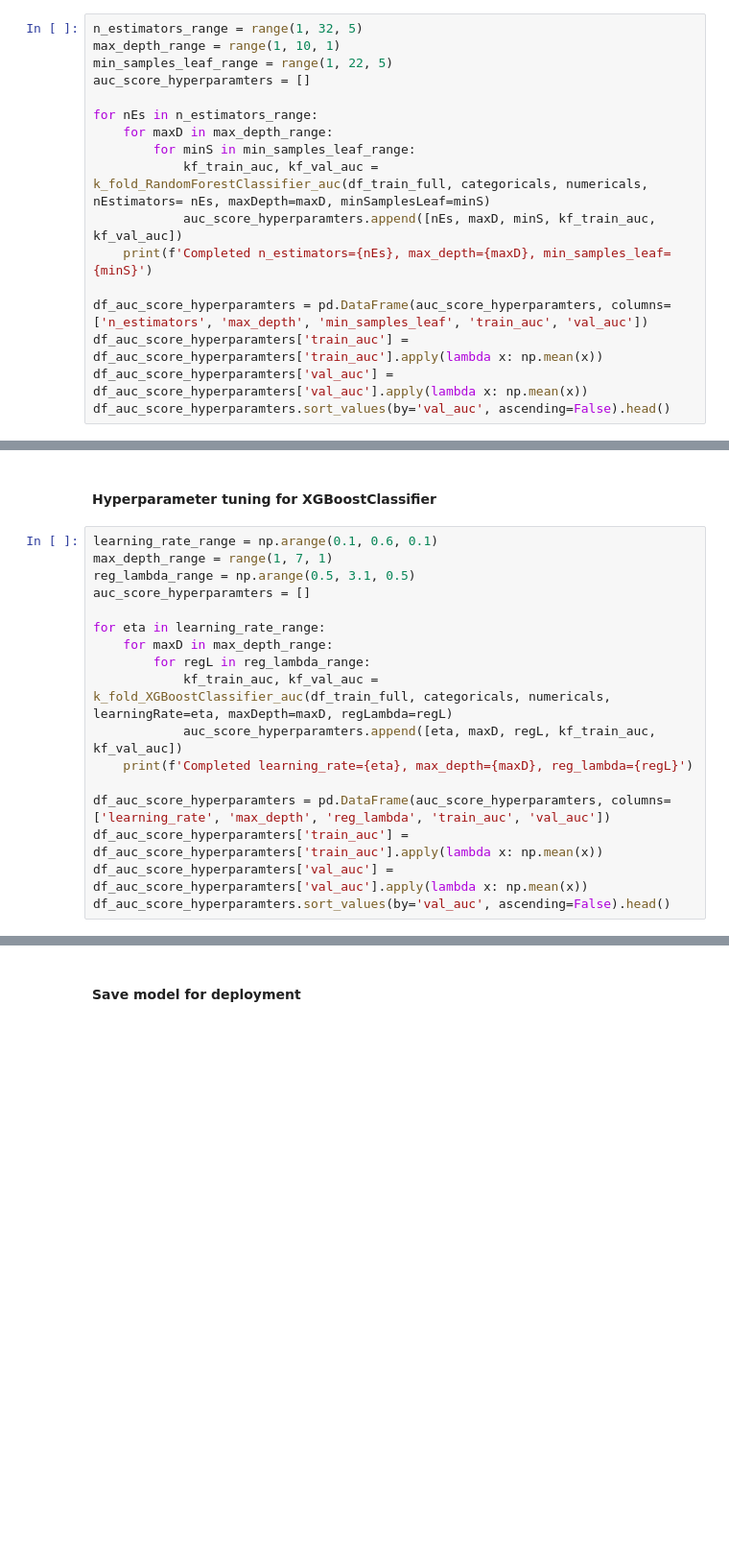
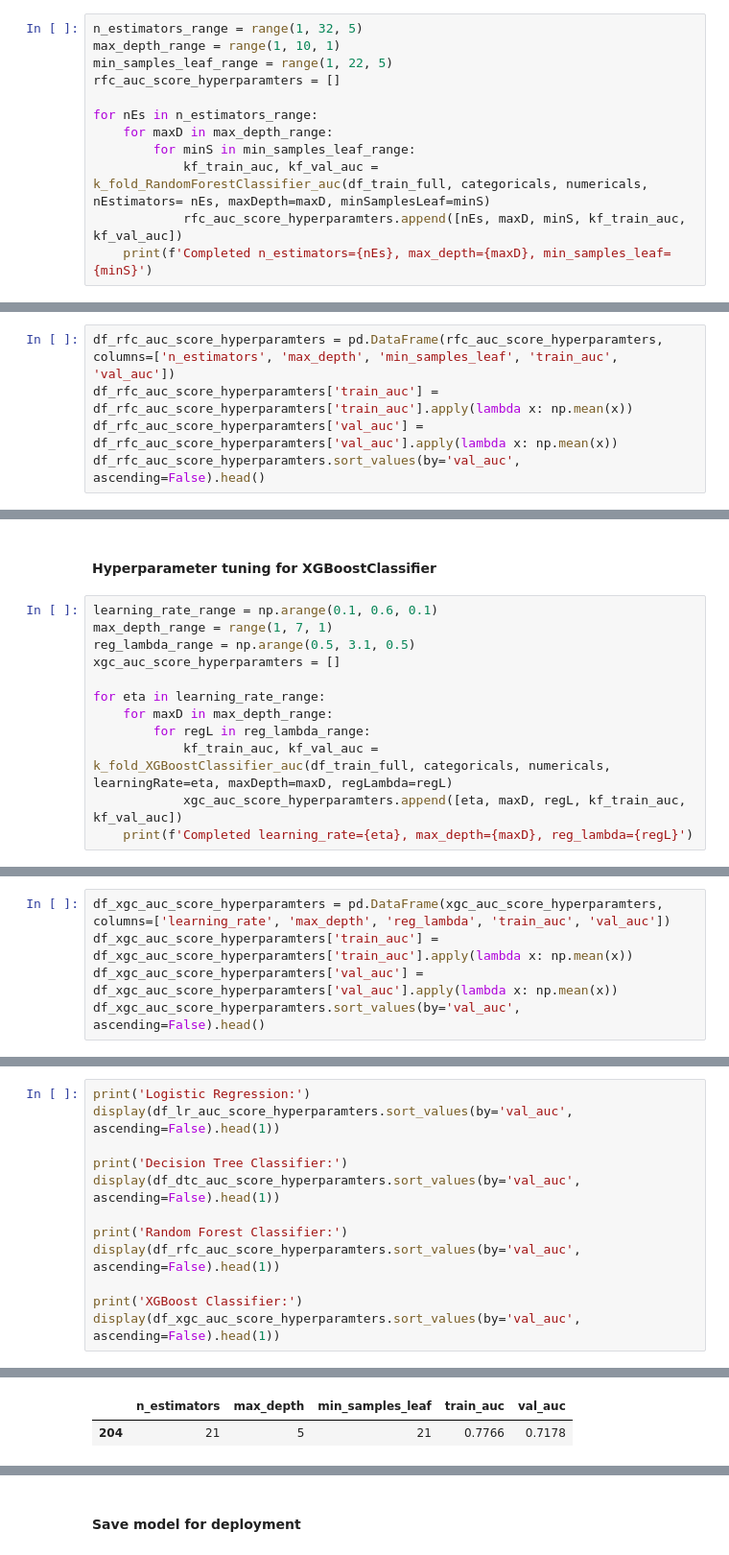
Before and after one commit to huanruizhang111/Machine-Learning-Zoomcamp-2025, a Jupyter notebook: Projects/Heart_Disease_Risk_Prediction/notebook.ipynb, the cells around one changed output, grey strips where cells are left out. Shown at 96% size. Cells and saved outputs as stored; diff of their text form; blank space fills up the shorter version.

```diff
--- a/Projects/Heart_Disease_Risk_Prediction/notebook.ipynb
+++ b/Projects/Heart_Disease_Risk_Prediction/notebook.ipynb
@@ -627,19 +638,14 @@ mean of train RandomForestClassifier AUC: 0.9348000000000001, mean of val AUC: 0
 n_estimators_range = range(1, 32, 5)
 max_depth_range = range(1, 10, 1)
 min_samples_leaf_range = range(1, 22, 5)
-auc_score_hyperparamters = []
+rfc_auc_score_hyperparamters = []
 
 for nEs in n_estimators_range:
     for maxD in max_depth_range:
         for minS in min_samples_leaf_range:
             kf_train_auc, kf_val_auc = k_fold_RandomForestClassifier_auc(df_train_full, categoricals, numericals, nEstimators= nEs, maxDepth=maxD, minSamplesLeaf=minS)
-            auc_score_hyperparamters.append([nEs, maxD, minS, kf_train_auc, kf_val_auc])
+            rfc_auc_score_hyperparamters.append([nEs, maxD, minS, kf_train_auc, kf_val_auc])
     print(f'Completed n_estimators={nEs}, max_depth={maxD}, min_samples_leaf={minS}')
-
-df_auc_score_hyperparamters = pd.DataFrame(auc_score_hyperparamters, columns=['n_estimators', 'max_depth', 'min_samples_leaf', 'train_auc', 'val_auc'])
-df_auc_score_hyperparamters['train_auc'] = df_auc_score_hyperparamters['train_auc'].apply(lambda x: np.mean(x))
-df_auc_score_hyperparamters['val_auc'] = df_auc_score_hyperparamters['val_auc'].apply(lambda x: np.mean(x))
-df_auc_score_hyperparamters.sort_values(by='val_auc', ascending=False).head()
 # %% [output]
 Completed n_estimators=1, max_depth=9, min_samples_leaf=21
 Completed n_estimators=6, max_depth=9, min_samples_leaf=21
@@ -656,0 +657,5 @@ Completed n_estimators=31, max_depth=9, min_samples_leaf=21
+# %%
+df_rfc_auc_score_hyperparamters = pd.DataFrame(rfc_auc_score_hyperparamters, columns=['n_estimators', 'max_depth', 'min_samples_leaf', 'train_auc', 'val_auc'])
+df_rfc_auc_score_hyperparamters['train_auc'] = df_rfc_auc_score_hyperparamters['train_auc'].apply(lambda x: np.mean(x))
+df_rfc_auc_score_hyperparamters['val_auc'] = df_rfc_auc_score_hyperparamters['val_auc'].apply(lambda x: np.mean(x))
+df_rfc_auc_score_hyperparamters.sort_values(by='val_auc', ascending=False).head()
@@ -741,19 +753,14 @@ mean of train XGBoostClassifier AUC: 0.9846, mean of val AUC: 0.6766, std of tra
 learning_rate_range = np.arange(0.1, 0.6, 0.1)
 max_depth_range = range(1, 7, 1)
 reg_lambda_range = np.arange(0.5, 3.1, 0.5)
-auc_score_hyperparamters = []
+xgc_auc_score_hyperparamters = []
 
 for eta in learning_rate_range:
     for maxD in max_depth_range:
         for regL in reg_lambda_range:
             kf_train_auc, kf_val_auc = k_fold_XGBoostClassifier_auc(df_train_full, categoricals, numericals, learningRate=eta, maxDepth=maxD, regLambda=regL)
-            auc_score_hyperparamters.append([eta, maxD, regL, kf_train_auc, kf_val_auc])
+            xgc_auc_score_hyperparamters.append([eta, maxD, regL, kf_train_auc, kf_val_auc])
     print(f'Completed learning_rate={eta}, max_depth={maxD}, reg_lambda={regL}')
-
-df_auc_score_hyperparamters = pd.DataFrame(auc_score_hyperparamters, columns=['learning_rate', 'max_depth', 'reg_lambda', 'train_auc', 'val_auc'])
-df_auc_score_hyperparamters['train_auc'] = df_auc_score_hyperparamters['train_auc'].apply(lambda x: np.mean(x))
-df_auc_score_hyperparamters['val_auc'] = df_auc_score_hyperparamters['val_auc'].apply(lambda x: np.mean(x))
-df_auc_score_hyperparamters.sort_values(by='val_auc', ascending=False).head()
 # %% [output]
 Completed learning_rate=0.1, max_depth=6, reg_lambda=3.0
 Completed learning_rate=0.2, max_depth=6, reg_lambda=3.0
@@ -768,0 +770,5 @@ Completed learning_rate=0.5, max_depth=6, reg_lambda=3.0
+# %%
+df_xgc_auc_score_hyperparamters = pd.DataFrame(xgc_auc_score_hyperparamters, columns=['learning_rate', 'max_depth', 'reg_lambda', 'train_auc', 'val_auc'])
+df_xgc_auc_score_hyperparamters['train_auc'] = df_xgc_auc_score_hyperparamters['train_auc'].apply(lambda x: np.mean(x))
+df_xgc_auc_score_hyperparamters['val_auc'] = df_xgc_auc_score_hyperparamters['val_auc'].apply(lambda x: np.mean(x))
+df_xgc_auc_score_hyperparamters.sort_values(by='val_auc', ascending=False).head()
@@ -768,0 +784,13 @@ Completed learning_rate=0.5, max_depth=6, reg_lambda=3.0
+# %%
+print('Logistic Regression:')
+display(df_lr_auc_score_hyperparamters.sort_values(by='val_auc', ascending=False).head(1))
+
+print('Decision Tree Classifier:')
+display(df_dtc_auc_score_hyperparamters.sort_values(by='val_auc', ascending=False).head(1))
+
+print('Random Forest Classifier:')
+display(df_rfc_auc_score_hyperparamters.sort_values(by='val_auc', ascending=False).head(1))
+
+print('XGBoost Classifier:')
+display(df_xgc_auc_score_hyperparamters.sort_values(by='val_auc', ascending=False).head(1))
+# %% [output]
@@ -768,0 +804,2 @@ Completed learning_rate=0.5, max_depth=6, reg_lambda=3.0
+|  | n_estimators | max_depth | min_samples_leaf | train_auc | val_auc |
+| 204 | 21 | 5 | 21 | 0.7766 | 0.7178 |
```
Also changed, not shown: parts of 21 cells of this notebook.
